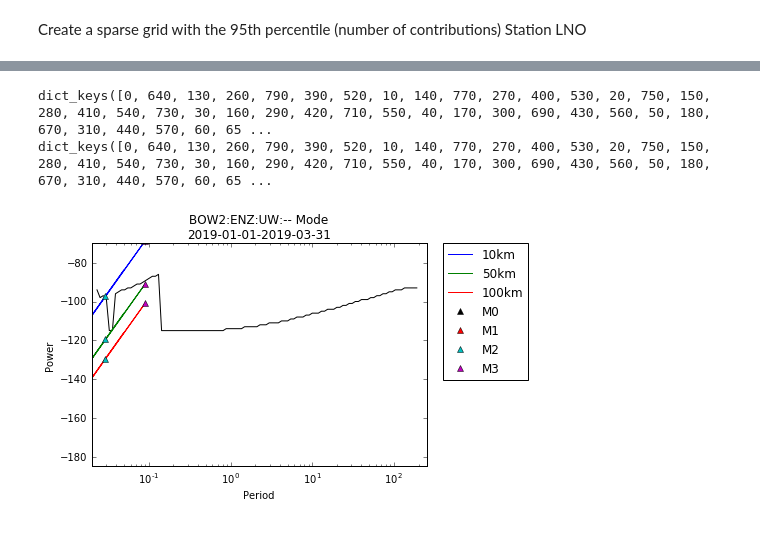
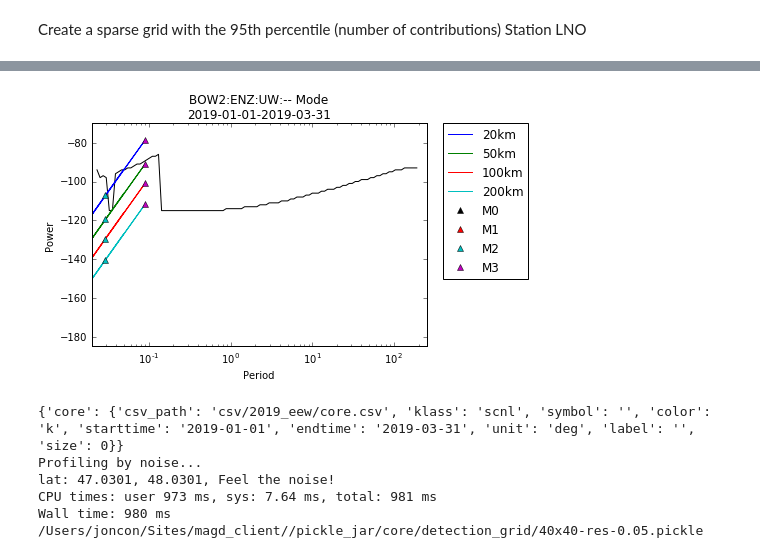
Before and after one commit to pnsn/magd_client, a Jupyter notebook: notebooks/plot_noise_mag_curve.ipynb, the cells around one changed output, grey strips where cells are left out. Saved outputs shown, nothing was run; the diff lists cells and outputs as text; code cells hidden in the pictures.

```diff
--- a/notebooks/plot_noise_mag_curve.ipynb
+++ b/notebooks/plot_noise_mag_curve.ipynb
@@ -219,15 +255,37 @@ Wall time: 11.4 s
 /Users/joncon/Sites/magd_client//pickle_jar/bow2/detection_grid/128x160-res-0.05.pickle
 # %%
+mag_curves = make_mag_curves(grid_bow2)
+#desired distances
+des_dists = [20, 50, 100, 200]
+real_dists = make_distance_array(mag_curves, des_dists)
 
-mag_curves = make_mag_curves(grid_bow2)
-print(mag_curves.keys())
 scnl = grid_bow2.origins[0].solutions[0].obj
 freq = scnl.frequencies
 period = [1/f for f in freq]
 pow = [p for p in scnl.powers]
-print(mag_curves.keys())
-make_plot(mag_curves, name)
+# print(mag_curves.keys())
+make_plot(mag_curves, real_dists, name)
 # %% [output]
-dict_keys([0, 640, 130, 260, 790, 390, 520, 10, 140, 770, 270, 400, 530, 20, 750, 150, 280, 410, 540, 730, 30, 160, 290, 420, 710, 550, 40, 170, 300, 690, 430, 560, 50, 180, 670, 310, 440, 570, 60, 65 ...
-dict_keys([0, 640, 130, 260, 790, 390, 520, 10, 140, 770, 270, 400, 530, 20, 750, 150, 280, 410, 540, 730, 30, 160, 290, 420, 710, 550, 40, 170, 300, 690, 430, 560, 50, 180, 670, 310, 440, 570, 60, 65 ...
-[figure, old version]
+[figure, new version]
+# %%
+#CORE,HNZ,UW,--,46.93,-123.92,200
+lat_min = 46.9301
+lat_max = 48.9301
+lon_min = -123.9201
+lon_max = -121.9201
+
+name = 'core'
+grid_type = 'detection'
+
+src = {}
+src[name] = data_srcs[name]
+print(src)
+%time grid_core = make_grid(grid_type, src)
+print(grid_core.get_path())
+# %% [output]
+{'core': {'csv_path': 'csv/2019_eew/core.csv', 'klass': 'scnl', 'symbol': '', 'color': 'k', 'starttime': '2019-01-01', 'endtime': '2019-03-31', 'unit': 'deg', 'label': '', 'size': 0}}
+Profiling by noise...
+lat: 47.0301, 48.0301, Feel the noise!
+CPU times: user 973 ms, sys: 7.64 ms, total: 981 ms
+Wall time: 980 ms
+/Users/joncon/Sites/magd_client//pickle_jar/core/detection_grid/40x40-res-0.05.pickle
```
Also changed, not shown: parts of 8 cells of this notebook, 4 other files.
